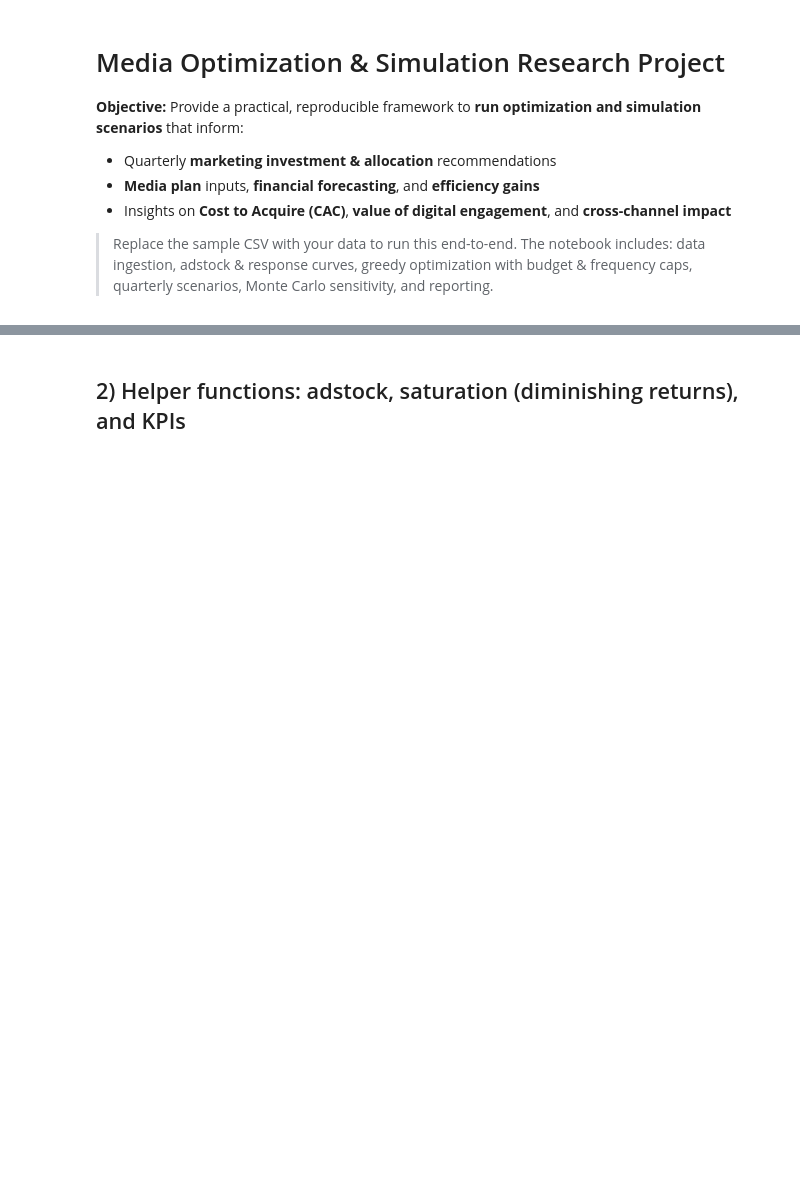
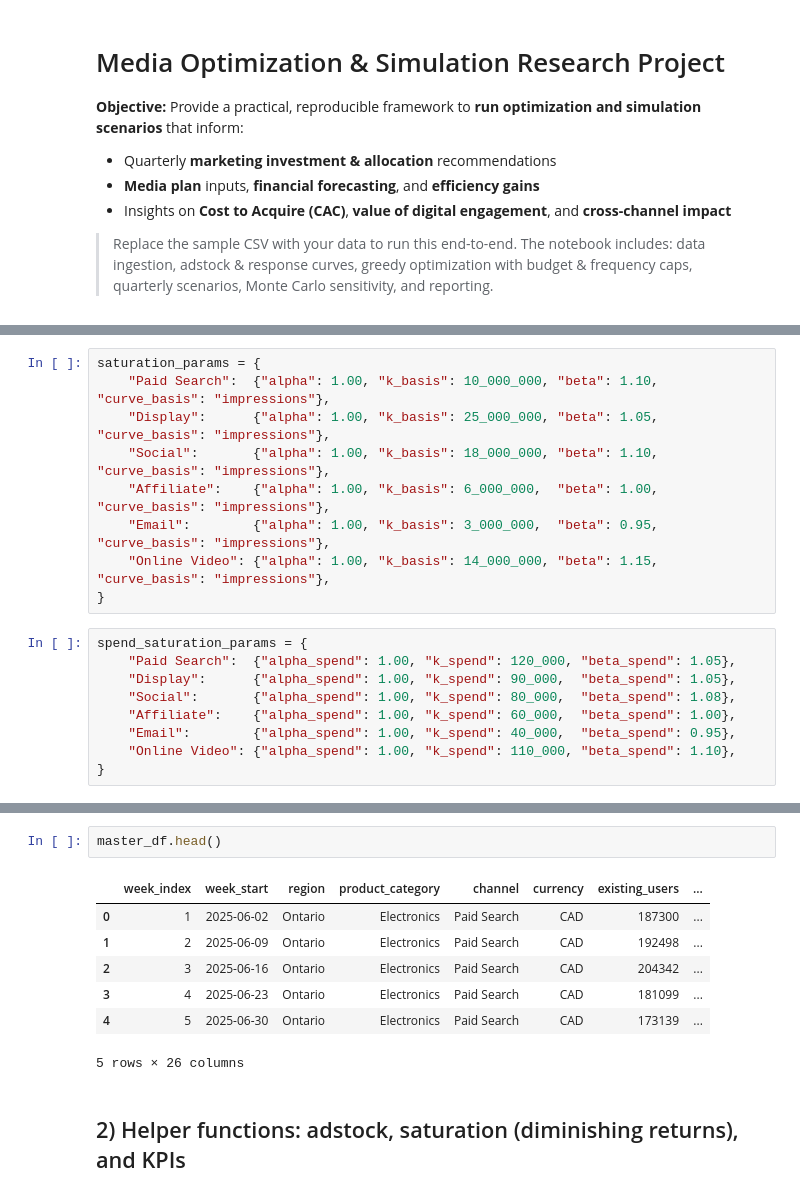
Before and after one commit to singularity-htmagarh/quantitative-finance-portfolio, a Jupyter notebook: budget_optimization.ipynb, the cells around one changed output, grey strips where cells are left out. Saved outputs shown, nothing was run; the diff lists cells and outputs as text; blank space fills up the shorter version.

```diff
--- a/budget_optimization.ipynb
+++ b/budget_optimization.ipynb
@@ -129,0 +379,18 @@ file_path
+# %%
+saturation_params = {
+    "Paid Search":  {"alpha": 1.00, "k_basis": 10_000_000, "beta": 1.10, "curve_basis": "impressions"},
+    "Display":      {"alpha": 1.00, "k_basis": 25_000_000, "beta": 1.05, "curve_basis": "impressions"},
+    "Social":       {"alpha": 1.00, "k_basis": 18_000_000, "beta": 1.10, "curve_basis": "impressions"},
+    "Affiliate":    {"alpha": 1.00, "k_basis": 6_000_000,  "beta": 1.00, "curve_basis": "impressions"},
+    "Email":        {"alpha": 1.00, "k_basis": 3_000_000,  "beta": 0.95, "curve_basis": "impressions"},
+    "Online Video": {"alpha": 1.00, "k_basis": 14_000_000, "beta": 1.15, "curve_basis": "impressions"},
+}
+# %%
+spend_saturation_params = {
+    "Paid Search":  {"alpha_spend": 1.00, "k_spend": 120_000, "beta_spend": 1.05},
+    "Display":      {"alpha_spend": 1.00, "k_spend": 90_000,  "beta_spend": 1.05},
+    "Social":       {"alpha_spend": 1.00, "k_spend": 80_000,  "beta_spend": 1.08},
+    "Affiliate":    {"alpha_spend": 1.00, "k_spend": 60_000,  "beta_spend": 1.00},
+    "Email":        {"alpha_spend": 1.00, "k_spend": 40_000,  "beta_spend": 0.95},
+    "Online Video": {"alpha_spend": 1.00, "k_spend": 110_000, "beta_spend": 1.10},
+}
@@ -130,2 +484,12 @@ file_path
+# %%
+master_df.head()
+# %% [output]
+|  | week_index | week_start | region | product_category | channel | currency | existing_users | ... |
+| 0 | 1 | 2025-06-02 | Ontario | Electronics | Paid Search | CAD | 187300 | ... |
+| 1 | 2 | 2025-06-09 | Ontario | Electronics | Paid Search | CAD | 192498 | ... |
+| 2 | 3 | 2025-06-16 | Ontario | Electronics | Paid Search | CAD | 204342 | ... |
+| 3 | 4 | 2025-06-23 | Ontario | Electronics | Paid Search | CAD | 181099 | ... |
+| 4 | 5 | 2025-06-30 | Ontario | Electronics | Paid Search | CAD | 173139 | ... |
+5 rows × 26 columns
 # %% [markdown]
 ## 2) Helper functions: adstock, saturation (diminishing returns), and KPIs
```
Also changed, not shown: parts of 35 cells of this notebook, 4 other files.
